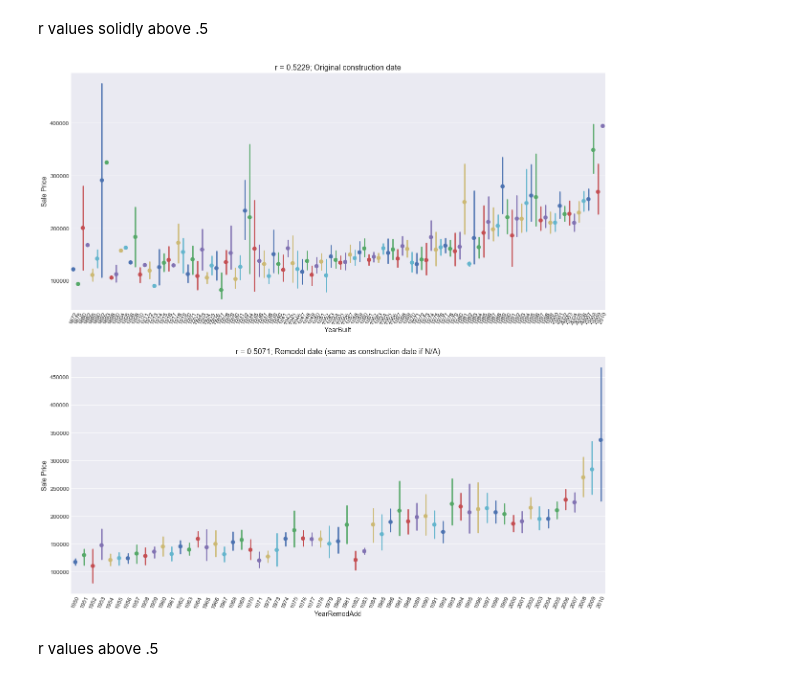
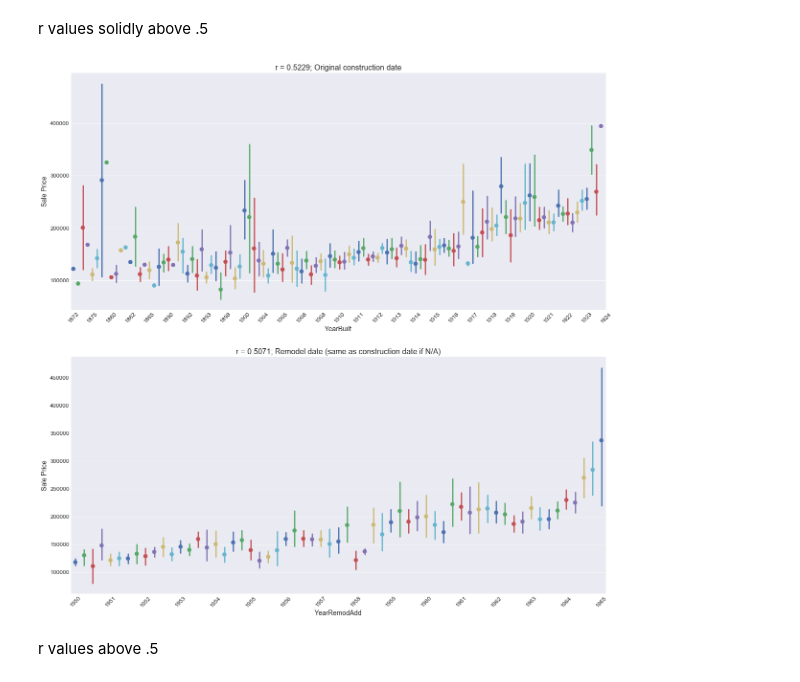
Before and after one commit to brianmcguckin/thinkful_unit_01_capstone, a Jupyter notebook: unit_01_capstone.ipynb, the cells around one changed output. Cells and saved outputs as stored; diff of their text form; code cells hidden in the pictures.

```diff
--- a/unit_01_capstone.ipynb
+++ b/unit_01_capstone.ipynb
@@ -596,31 +596,33 @@ plt.show()
 r values solidly above .5
 # %%
 plt.figure(figsize=(20,20))
-sns.set_style('darkgrid')
 
 plt.subplot(2,1,1)
 sns.pointplot(y='SalePrice', x='YearBuilt',
               data=train, join=False, palette='deep')
 plt.title('r = {}; Original construction date'.format(round(corrmat.YearBuilt['SalePrice'],4)),
           size=16)
-plt.xticks(size=12, rotation=65)
+plt.xticks([0,4,8,12,16,20,24,28,32,36,40,44,48,
+            52,56,60,64,68,72,76,80,84,88,92,96,
+            100,104,108,112], size=12, rotation=45)
 plt.yticks(size=12)
 plt.xlabel('YearBuilt', size=14)
 plt.ylabel('Sale Price', size=14)
 
 plt.subplot(2,1,2)
 sns.pointplot(y='SalePrice', x='YearRemodAdd',
               data=train, join=False, palette='deep')
 plt.title('r = {}; Remodel date (same as construction date if N/A)'.format(round(corrmat.YearRemodAdd['SalePrice'],4)),
           size=16)
-plt.xticks(size=12, rotation=65)
+plt.xticks([0,4,8,12,16,20,24,28,32,36,40,44,48,52,56,60],
+           size=12, rotation=45)
 plt.yticks(size=12)
 plt.xlabel('YearRemodAdd', size=14)
 plt.ylabel('Sale Price', size=14)
 
 plt.show()
 # %% [output]
-[figure, old version]
+[figure, new version]
 # %% [markdown]
 r values above .5
 # %% [markdown]
```
